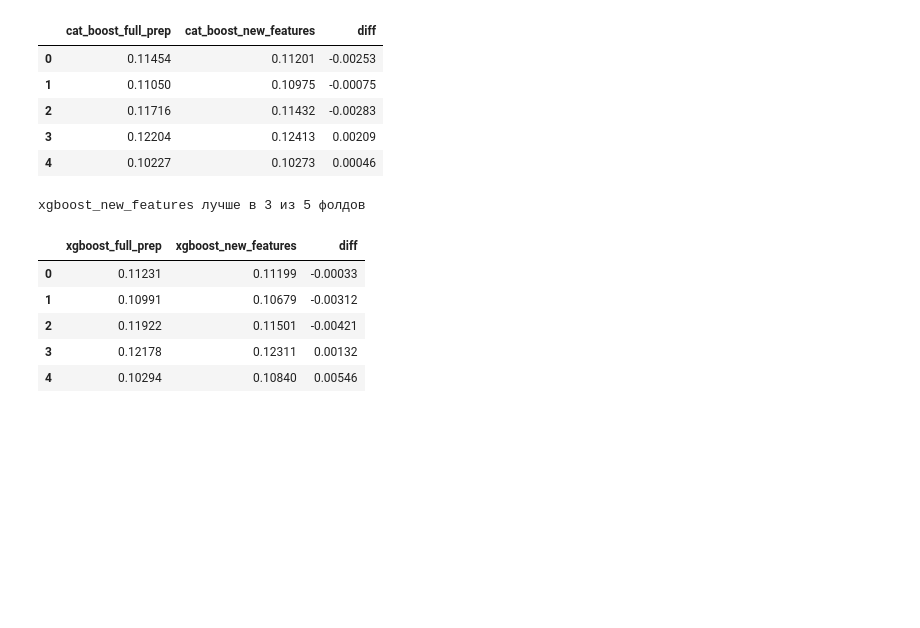
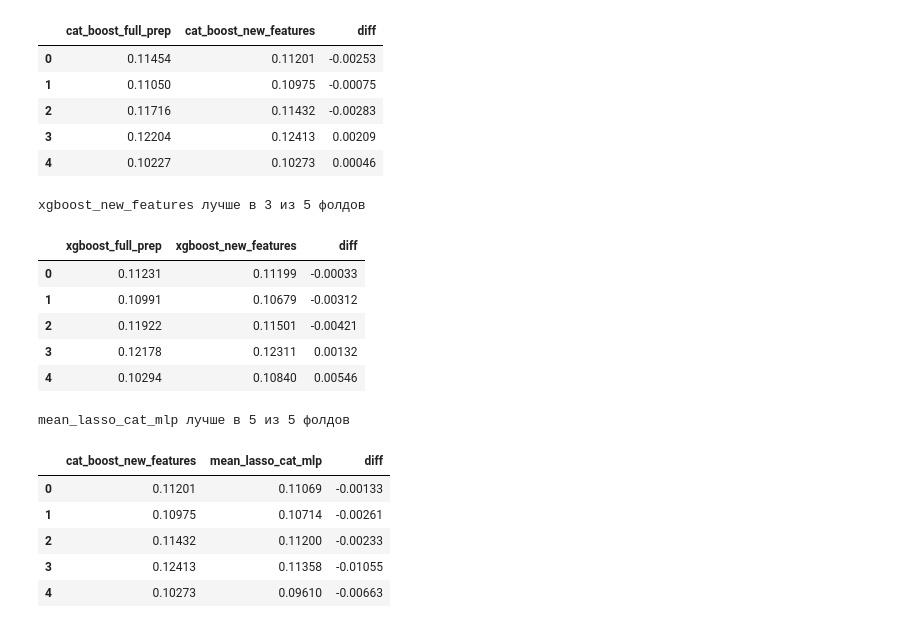
Before and after one commit to 2Gpb/HousePricingPipeline, a Jupyter notebook: notebooks/draft.ipynb, the cells around one changed output. Saved outputs shown, nothing was run; the diff lists cells and outputs as text; code cells hidden in the pictures; blank space fills up the shorter version.

```diff
--- a/notebooks/draft.ipynb
+++ b/notebooks/draft.ipynb
@@ -812,3 +784,13 @@ xgboost_new_features лучше в 3 из 5 фолдов
 | 2 | 0.11922 | 0.11501 | -0.00421 |
 | 3 | 0.12178 | 0.12311 | 0.00132 |
 | 4 | 0.10294 | 0.10840 | 0.00546 |
+# %%
+compare("cat_boost_new_features", "mean_lasso_cat_mlp")
+# %% [output]
+mean_lasso_cat_mlp лучше в 5 из 5 фолдов
+|  | cat_boost_new_features | mean_lasso_cat_mlp | diff |
+| 0 | 0.11201 | 0.11069 | -0.00133 |
+| 1 | 0.10975 | 0.10714 | -0.00261 |
+| 2 | 0.11432 | 0.11200 | -0.00233 |
+| 3 | 0.12413 | 0.11358 | -0.01055 |
+| 4 | 0.10273 | 0.09610 | -0.00663 |
```
Also changed, not shown: parts of 24 cells of this notebook, 3 other files.
